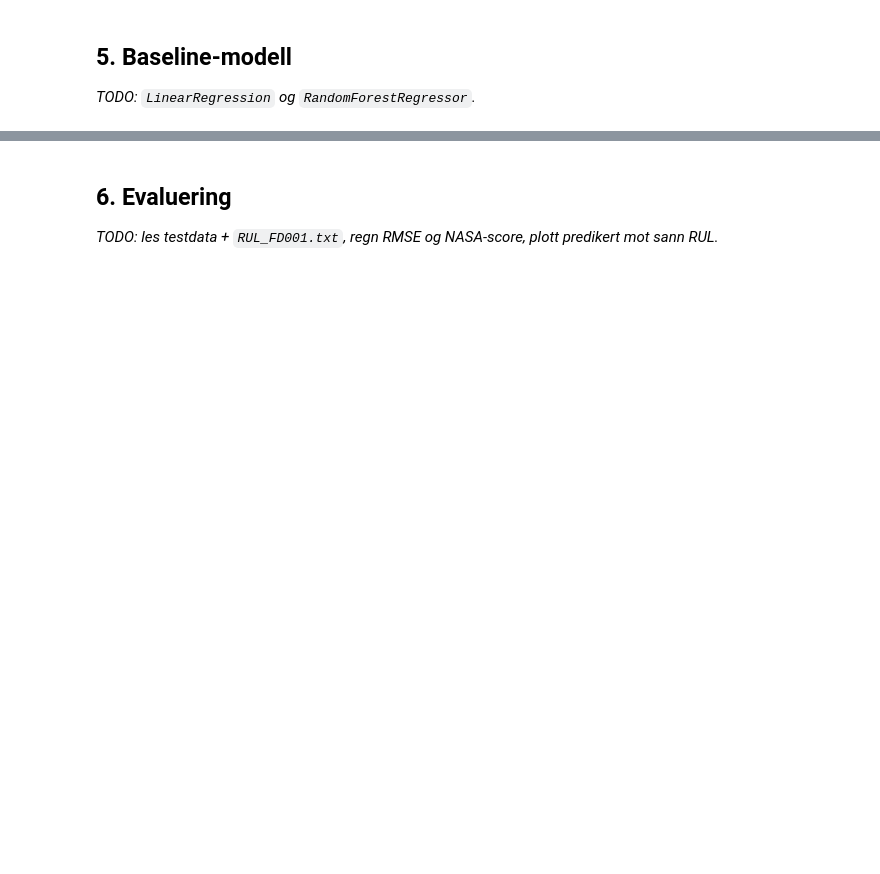
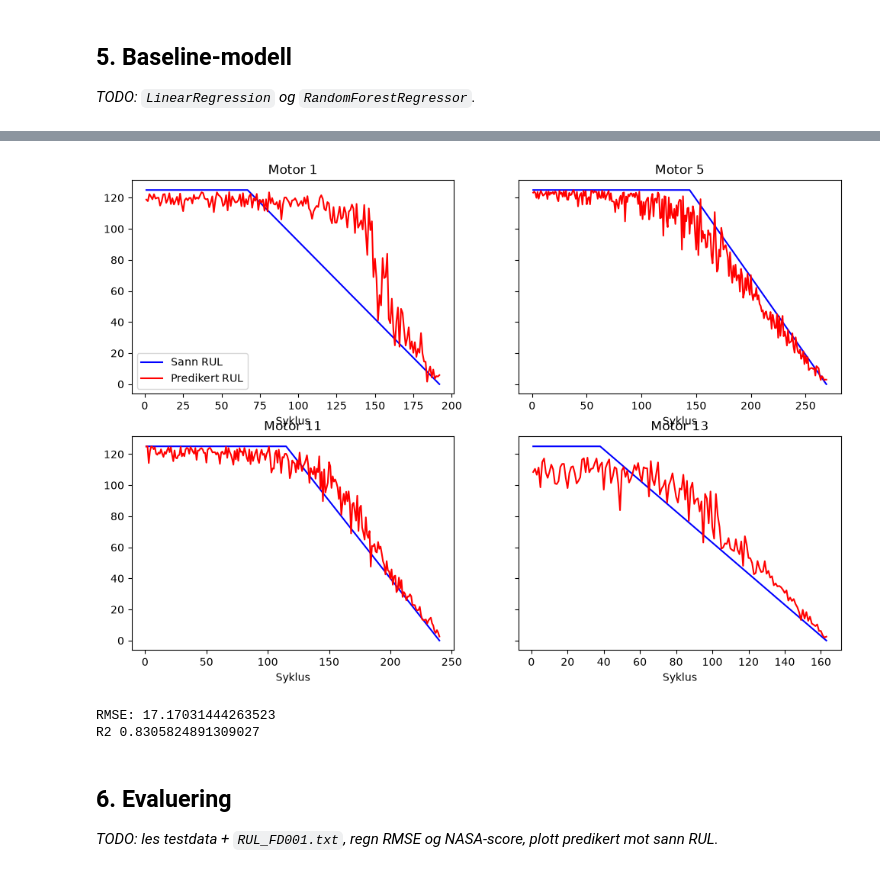
Before and after one commit to 184887/cmapss-rul, a Jupyter notebook: notebooks/RUL.ipynb, the cells around one changed output, grey strips where cells are left out. Drawn from its saved outputs; the diff is of its cells as text; code cells hidden in the pictures; blank space fills up the shorter version.

```diff
--- a/notebooks/RUL.ipynb
+++ b/notebooks/RUL.ipynb
@@ -153,3 +138,30 @@ R²: 0.9320077427385524
+# %%
+from sklearn.ensemble import RandomForestRegressor
+
+rf = RandomForestRegressor(n_estimators= 100, random_state=42, n_jobs=-1).fit(X_train, y_train)
+
+y_pred = rf.predict(X_val)
+
+fig, axes = plt.subplots(2, 2, figsize=(12, 8), sharey=True)
+for ax, motor in zip(axes.flat, motorer):
+    maske = (val.unit_nr == motor).values
+    ax.plot(val.time_cycles[maske], y_val[maske], "b", label="Sann RUL")
+    ax.plot(val.time_cycles[maske], y_pred[maske], "r", label="Predikert RUL")
+    ax.set_title(f"Motor {motor}")
+    ax.set_xlabel("Syklus")
+axes[0, 0].legend()
+plt.show()
+
+
+rmse = mean_squared_error(y_val, y_pred) ** 0.5
+r2 = r2_score(y_val, y_pred)
+
+print("RMSE:", rmse)
+print("R2", r2)
+# %% [output]
+[figure, added]
+RMSE: 17.17031444263523
+R2 0.8305824891309027
 # %% [markdown]
 ## 6. Evaluering
 
```
Also changed, not shown: parts of 4 cells of this notebook.
